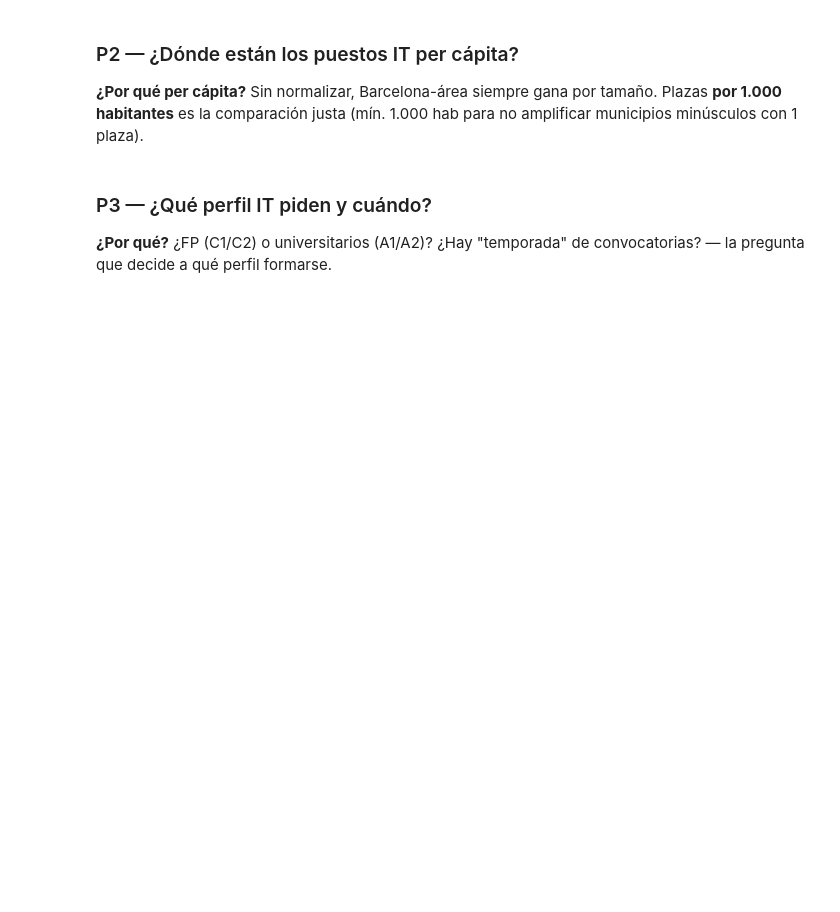
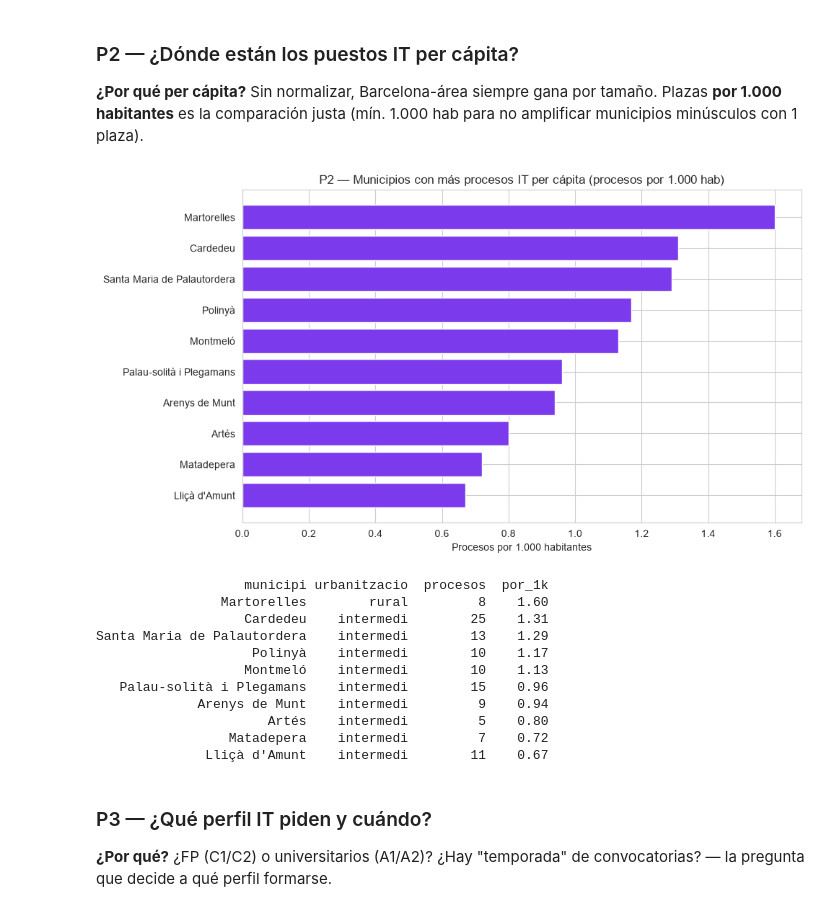
Before and after one commit to IA-P1-BCN/proyecto-eda-JuanCarlosEscamilla, a Jupyter notebook: notebooks/eda.ipynb, the cells around one changed output. Drawn from its saved outputs; the diff is of its cells as text; code cells hidden in the pictures; blank space fills up the shorter version.

```diff
--- a/notebooks/eda.ipynb
+++ b/notebooks/eda.ipynb
@@ -241,23 +349,36 @@ plt.show()
 
 **¿Por qué per cápita?** Sin normalizar, Barcelona-área siempre gana por tamaño. Plazas **por 1.000 habitantes** es la comparación justa (mín. 1.000 hab para no amplificar municipios minúsculos con 1 plaza).
 # %%
-munis = (df[df["poblacion_municipi"] != ""]
-         .assign(pob=lambda x: pd.to_numeric(x["poblacion_municipi"]))
+munis = (df[df["poblacio_municipi"] != ""]
+         .assign(pob=lambda x: pd.to_numeric(x["poblacio_municipi"]))
          .query("pob >= 1000")
-         .groupby(["municipi", "urbanizacion"])["proceso_id"].nunique()
+         .groupby(["municipi", "urbanitzacio"])["proceso_id"].nunique()
          .rename("procesos").reset_index())
 munis = munis.merge(
-    df.drop_duplicates("municipi")[["municipi", "poblacion_municipi"]],
+    df.drop_duplicates("municipi")[["municipi", "poblacio_municipi"]],
     on="municipi")
-munis["pob"] = pd.to_numeric(munis["poblacion_municipi"])
+munis["pob"] = pd.to_numeric(munis["poblacio_municipi"])
 munis["por_1k"] = (munis["procesos"] / (munis["pob"] / 1000)).round(2)
 top = munis.nlargest(10, "por_1k")
 
 plt.barh(top["municipi"], top["por_1k"], color=PALETA[4])
 plt.title("P2 — Municipios con más procesos IT per cápita (procesos por 1.000 hab)")
 plt.xlabel("Procesos por 1.000 habitantes"); plt.gca().invert_yaxis()
 plt.show()
-print(top[["municipi", "urbanizacion", "procesos", "por_1k"]].to_string(index=False))
+print(top[["municipi", "urbanitzacio", "procesos", "por_1k"]].to_string(index=False))
+# %% [output]
+[figure, added]
+                   municipi urbanitzacio  procesos  por_1k
+                Martorelles        rural         8    1.60
+                   Cardedeu    intermedi        25    1.31
+Santa Maria de Palautordera    intermedi        13    1.29
+                    Polinyà    intermedi        10    1.17
+                   Montmeló    intermedi        10    1.13
+   Palau-solità i Plegamans    intermedi        15    0.96
+             Arenys de Munt    intermedi         9    0.94
+                      Artés    intermedi         5    0.80
+                 Matadepera    intermedi         7    0.72
+              Lliçà d'Amunt    intermedi        11    0.67
 # %% [markdown]
 ### P3 — ¿Qué perfil IT piden y cuándo?
 
```
Also changed, not shown: parts of 19 cells of this notebook, 2 other files.
